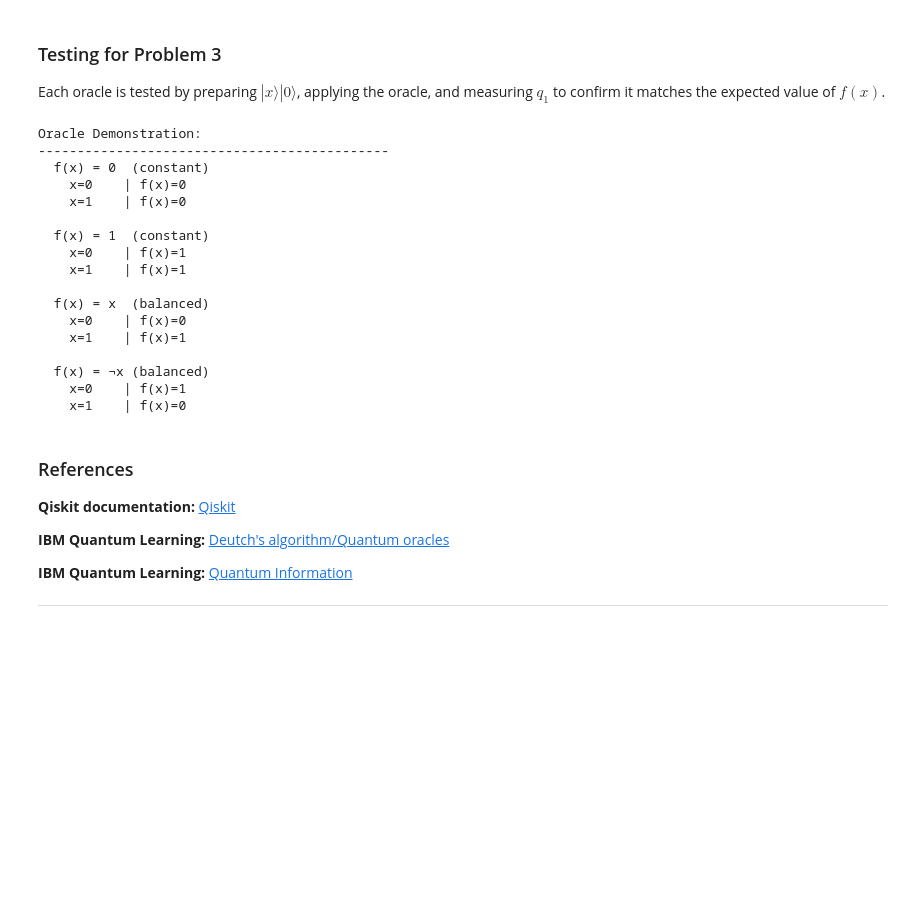
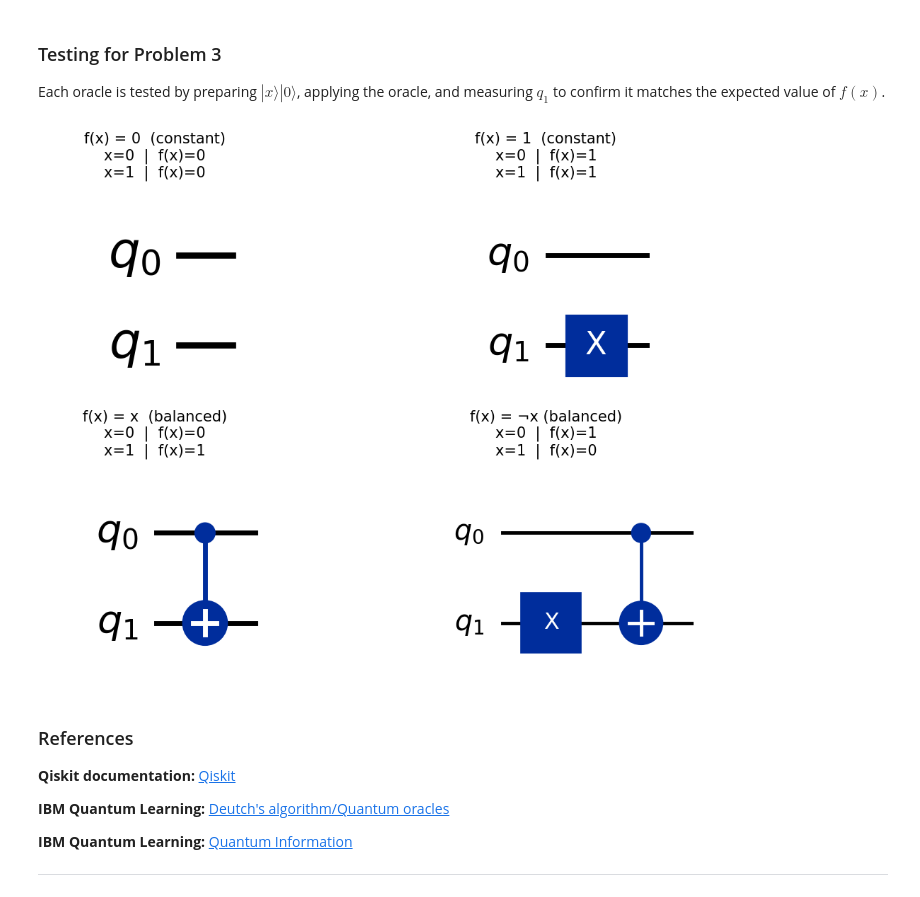
Before and after one commit to natashazywczyk/emerging-technologies, a Jupyter notebook: problems.ipynb, the cells around one changed output. Saved outputs shown, nothing was run; the diff lists cells and outputs as text; code cells hidden in the pictures; blank space fills up the shorter version.

Commit message:
Added demonstration end of Problem 3 showing all oracles together

```diff
--- a/problems.ipynb
+++ b/problems.ipynb
@@ -419,53 +419,29 @@ $f(x) = \neg x$
 ### Testing for Problem 3
 Each oracle is tested by preparing $|x\rangle|0\rangle$, applying the oracle, and measuring $q_1$ to confirm it matches the expected value of $f(x)$.
 # %%
-# Demonstrate each oracle, preparing |x⟩|0⟩, applying the oracle, and measuring the output qubit
-# Output qubit should equal f(x)
 oracles_to_test = [
     ("f(x) = 0  (constant)", oracle_constant_0()),
     ("f(x) = 1  (constant)", oracle_constant_1()),
     ("f(x) = x  (balanced)", oracle_identity()),
     ("f(x) = ¬x (balanced)", oracle_not()),
 ]
 
-simulator = Aer.get_backend('qasm_simulator')
+expected = {
+    "f(x) = 0  (constant)": "x=0  |  f(x)=0\nx=1  |  f(x)=0",
+    "f(x) = 1  (constant)": "x=0  |  f(x)=1\nx=1  |  f(x)=1",
+    "f(x) = x  (balanced)": "x=0  |  f(x)=0\nx=1  |  f(x)=1",
+    "f(x) = ¬x (balanced)": "x=0  |  f(x)=1\nx=1  |  f(x)=0",
+}
 
-print("Oracle Demonstration: ")
-print("-" * 45)
-for name, oracle in oracles_to_test:
-    print(f"  {name} ")
-    for x in [0, 1]:
-        qc = QuantumCircuit(2, 2)
-        if x == 1:
-            # Prepare input qubit |x⟩
-            qc.x(0)
-        qc.compose(oracle, inplace=True)
-        qc.measure([0, 1], [0, 1])
+fig, axes = plt.subplots(2, 2, figsize=(12, 8))
+for ax, (name, oracle) in zip(axes.flatten(), oracles_to_test):
+    oracle.draw('mpl', ax=ax)
+    ax.set_title(f"{name}\n{expected[name]}", fontsize=15,)
 
-        counts = simulator.run(qc, shots=1).result().get_counts()
-        bits = list(counts.keys())[0]
-        # Result string = big edian
-        output = int(bits[0])
-        print(f"    x={x}    | f(x)={output}")
-    print()
+plt.tight_layout()
+plt.show()
 # %% [output]
-Oracle Demonstration:
----------------------------------------------
-  f(x) = 0  (constant)
-    x=0    | f(x)=0
-    x=1    | f(x)=0
-
-  f(x) = 1  (constant)
-    x=0    | f(x)=1
-    x=1    | f(x)=1
-
-  f(x) = x  (balanced)
-    x=0    | f(x)=0
-    x=1    | f(x)=1
-
-  f(x) = ¬x (balanced)
-    x=0    | f(x)=1
-    x=1    | f(x)=0
+[figure, added]
 # %% [markdown]
 ### References
 **Qiskit documentation:** [Qiskit](https://www.ibm.com/quantum/qiskit)
```
